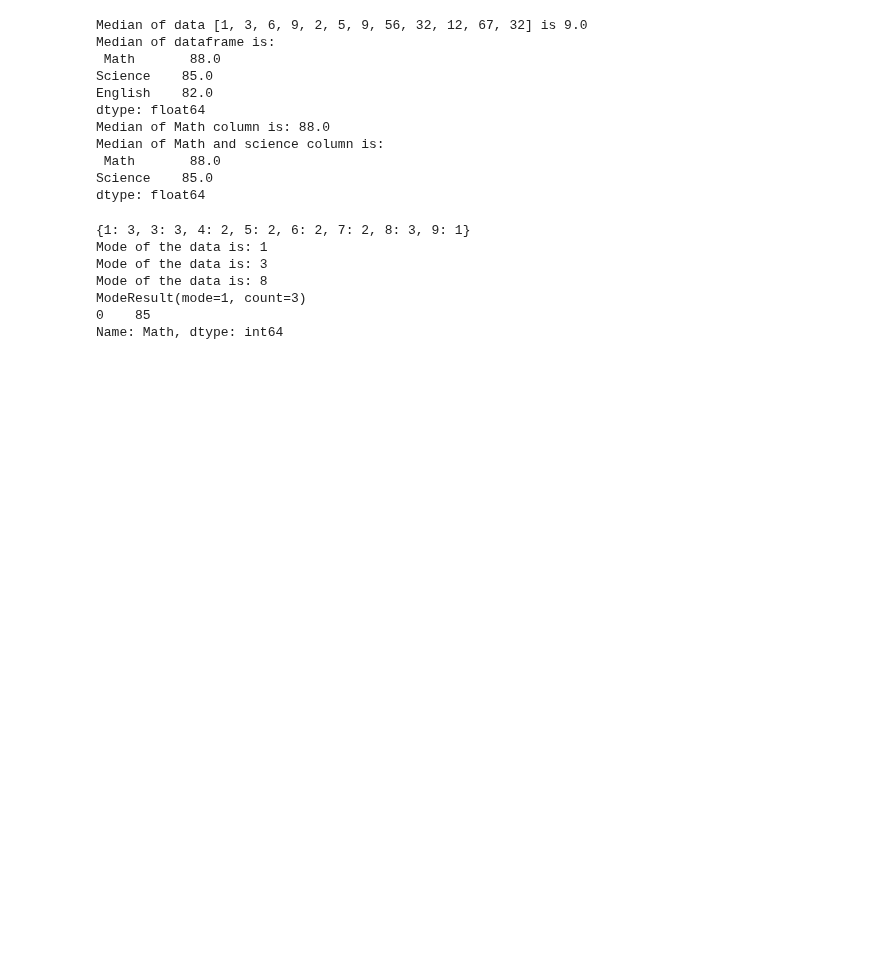
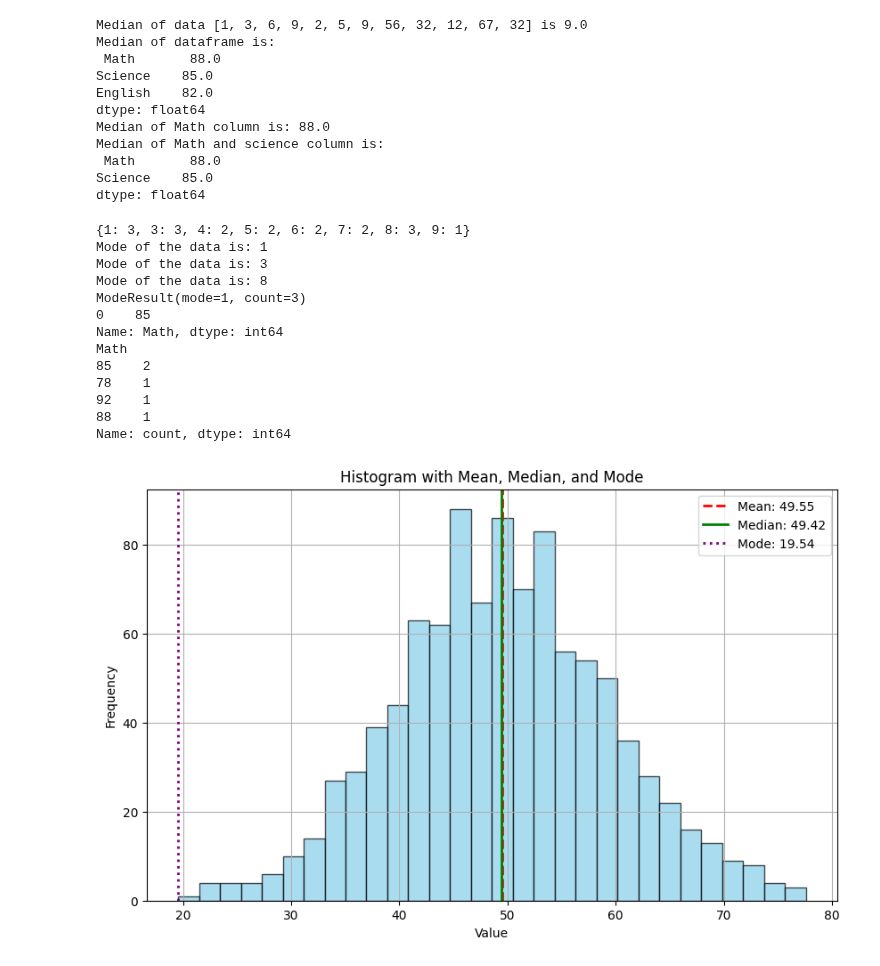
Before and after one commit to KedarDamale/Data-Science, a Jupyter notebook: Data-science/2.Statistics.ipynb, the cells around one changed output. Saved outputs shown, nothing was run; the diff lists cells and outputs as text; code cells hidden in the pictures; blank space fills up the shorter version.

Commit message:
Added data science notes

```diff
--- a/Data-science/2.Statistics.ipynb
+++ b/Data-science/2.Statistics.ipynb
@@ -153,7 +153,9 @@ data = {
 
 df=pd.DataFrame(data)
 
-print(df['Math'].mode())
+print(df['Math'].mode()) #using mode
+
+print(df['Math'].value_counts()) #using value counts
 # %% [output]
 {1: 3, 3: 3, 4: 2, 5: 2, 6: 2, 7: 2, 8: 3, 9: 1}
 Mode of the data is: 1
@@ -162,3 +164,43 @@ Mode of the data is: 8
 ModeResult(mode=1, count=3)
 0    85
 Name: Math, dtype: int64
+Math
+85    2
+78    1
+92    1
+88    1
+Name: count, dtype: int64
+# %%
+import numpy as np
+import matplotlib.pyplot as plt
+from scipy import stats
+
+# Step 1: Generate some sample data (you can also use your own data)
+np.random.seed(0)  # for reproducibility
+data = np.random.normal(loc=50, scale=10, size=1000)  # normal distribution
+
+# Step 2: Calculate mean, median, and mode
+mean_val = np.mean(data)
+median_val = np.median(data)
+mode_val = stats.mode(data, keepdims=True)[0][0]
+
+# Step 3: Plot the histogram
+plt.figure(figsize=(10, 6))
+plt.hist(data, bins=30, alpha=0.7, color='skyblue', edgecolor='black')
+
+# Step 4: Plot vertical lines for mean, median, and mode
+plt.axvline(mean_val, color='red', linestyle='dashed', linewidth=2, label=f"Mean: {mean_val:.2f}")
+plt.axvline(median_val, color='green', linestyle='solid', linewidth=2, label=f"Median: {median_val:.2f}")
+plt.axvline(mode_val, color='purple', linestyle='dotted', linewidth=2, label=f"Mode: {mode_val:.2f}")
+
+# Step 5: Add labels, title, and legend
+plt.title("Histogram with Mean, Median, and Mode")
+plt.xlabel("Value")
+plt.ylabel("Frequency")
+plt.legend()
+plt.grid(True)
+
+# Step 6: Show plot
+plt.show()
+# %% [output]
+[figure, added]
```
Also changed, not shown: 1 other file.
